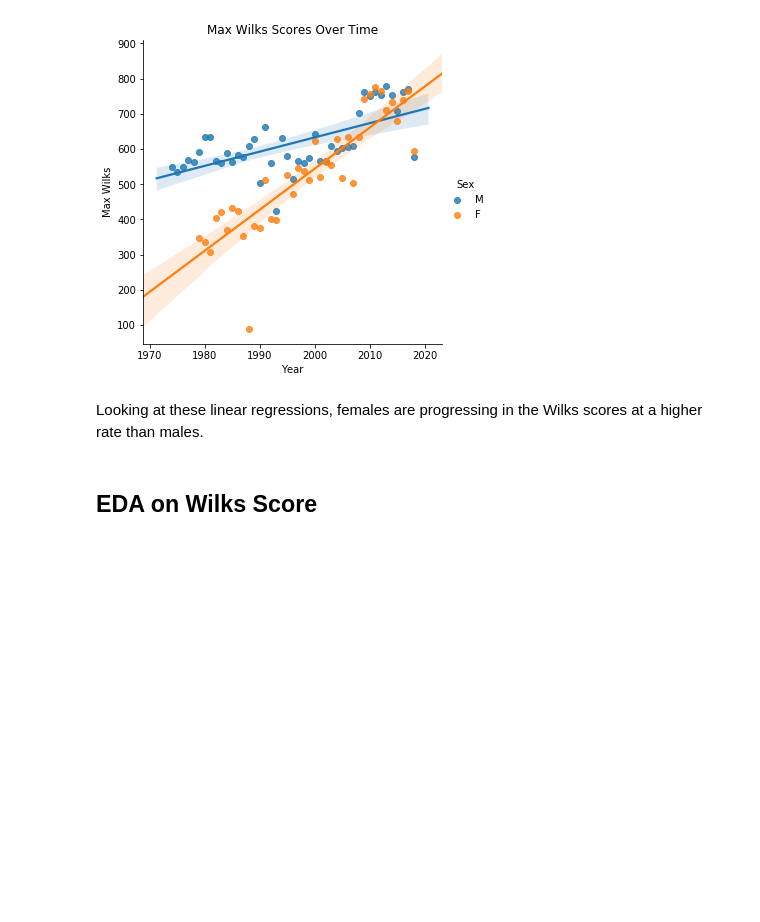
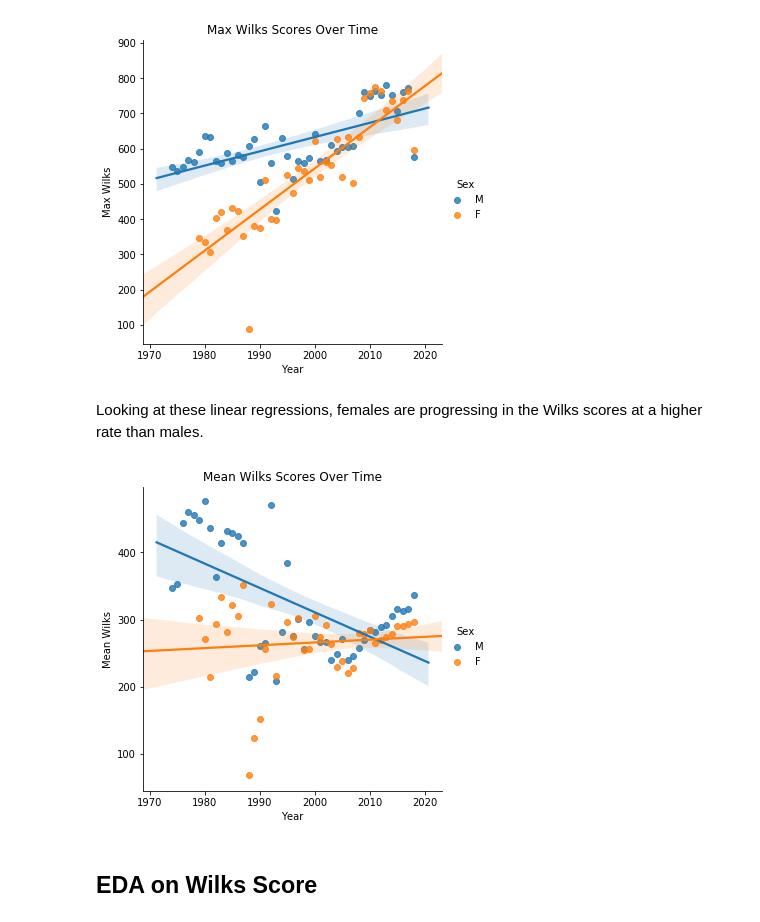
Before and after one commit to spatten35/CapstoneProject1, a Jupyter notebook: Capstone1.ipynb, the cells around one changed output. Drawn from its saved outputs; the diff is of its cells as text; code cells hidden in the pictures; blank space fills up the shorter version.

```diff
--- a/Capstone1.ipynb
+++ b/Capstone1.ipynb
@@ -554,6 +567,20 @@ plt.show()
 [figure]
 # %% [markdown]
 Looking at these linear regressions, females are progressing in the Wilks scores at a higher rate than males.
+# %%
+fem_full_comp_mean = fem_full_comp.groupby('Year')['Wilks'].mean().to_frame().reset_index()
+fem_full_comp_mean['Sex'] = 'F'
+mal_full_comp_mean = mal_full_comp.groupby('Year')['Wilks'].mean().to_frame().reset_index()
+mal_full_comp_mean['Sex'] = 'M'
+full_comp_mean = pd.concat([fem_full_comp_mean, mal_full_comp_mean])
+
+sns.lmplot(x='Year', y='Wilks', data=full_comp_mean, hue='Sex', hue_order=['M', 'F'])
+plt.title('Mean Wilks Scores Over Time')
+plt.xlabel('Year')
+plt.ylabel('Mean Wilks')
+plt.show()
+# %% [output]
+[figure, added]
 # %% [markdown]
 ## EDA on Wilks Score
 # %% [markdown]
```
Also changed, not shown: parts of 22 cells of this notebook.
